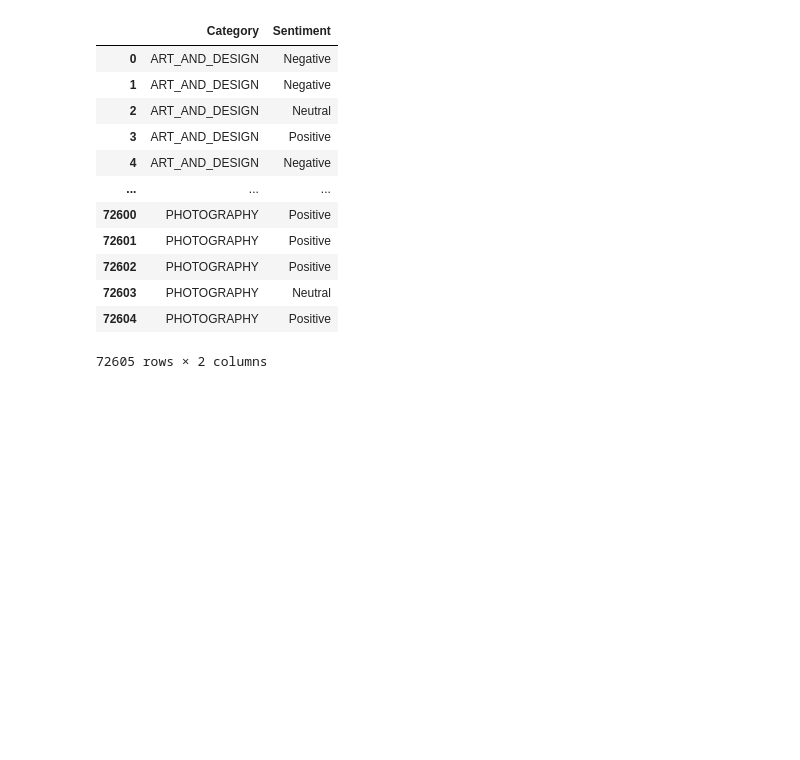
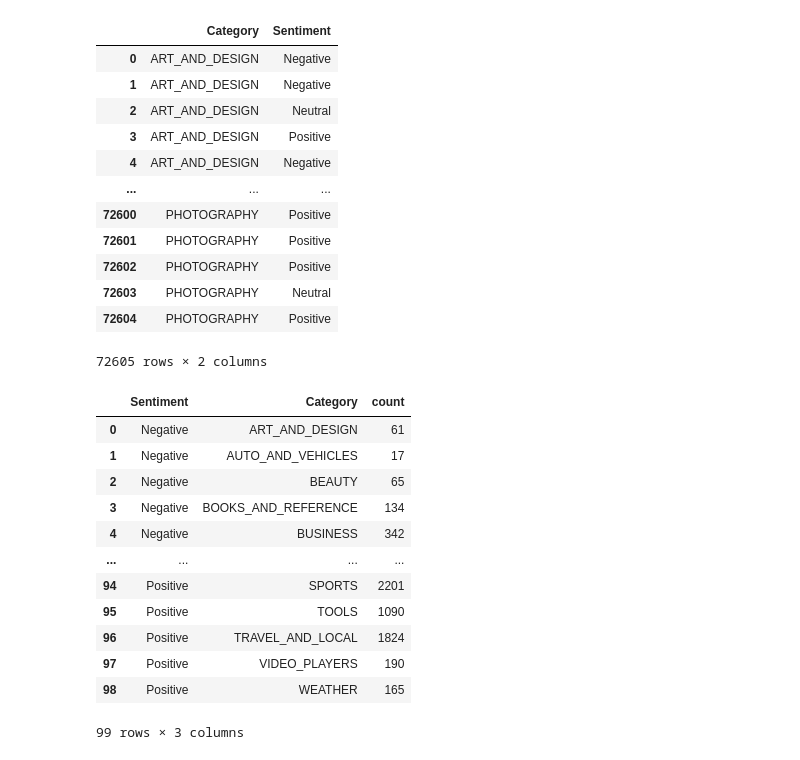
Before and after one commit to Preetirai-tech/Play-Store-App-Review-Analysis, a Jupyter notebook: Play_Store_App_Review_Analysis_Capstone_Project.ipynb, the cells around one changed output. Saved outputs shown, nothing was run; the diff lists cells and outputs as text; code cells hidden in the pictures; blank space fills up the shorter version.

```diff
--- a/Play_Store_App_Review_Analysis_Capstone_Project.ipynb
+++ b/Play_Store_App_Review_Analysis_Capstone_Project.ipynb
@@ -545,3 +545,21 @@ sentiment_category_df
 | 72603 | PHOTOGRAPHY | Neutral |
 | 72604 | PHOTOGRAPHY | Positive |
 72605 rows × 2 columns
+# %%
+#lets create a completely new dataframe by grouping the category and sentiment
+new_df = sentiment_category_df.groupby(['Sentiment','Category']).size().to_frame(name = 'count').reset_index()
+new_df
+# %% [output]
+|  | Sentiment | Category | count |
+| 0 | Negative | ART_AND_DESIGN | 61 |
+| 1 | Negative | AUTO_AND_VEHICLES | 17 |
+| 2 | Negative | BEAUTY | 65 |
+| 3 | Negative | BOOKS_AND_REFERENCE | 134 |
+| 4 | Negative | BUSINESS | 342 |
+| ... | ... | ... | ... |
+| 94 | Positive | SPORTS | 2201 |
+| 95 | Positive | TOOLS | 1090 |
+| 96 | Positive | TRAVEL_AND_LOCAL | 1824 |
+| 97 | Positive | VIDEO_PLAYERS | 190 |
+| 98 | Positive | WEATHER | 165 |
+99 rows × 3 columns
```
Also changed, not shown: parts of 1 cell of this notebook.
